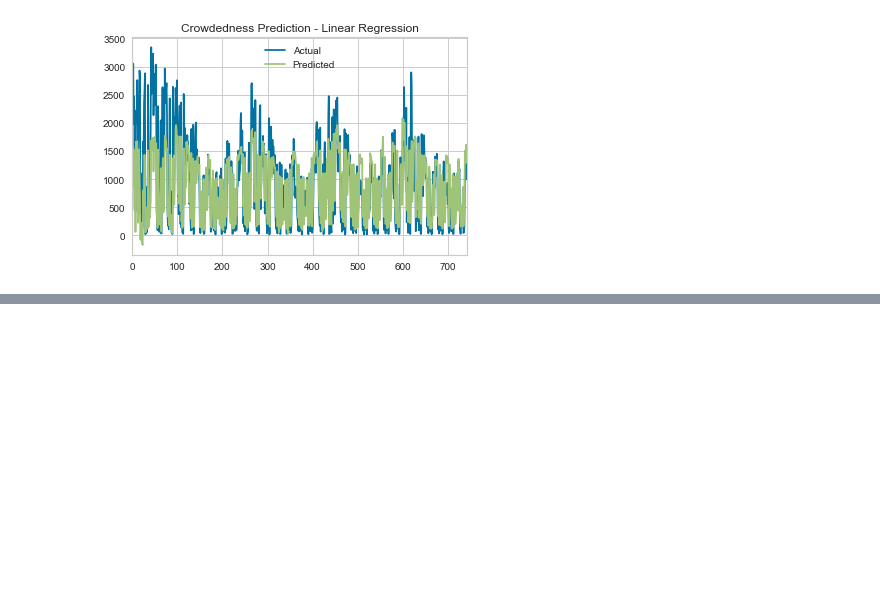
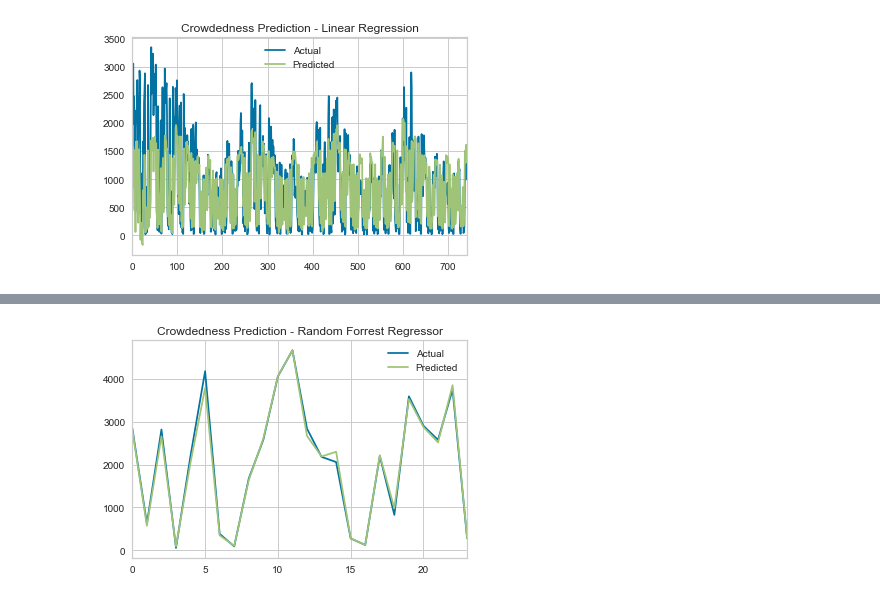
Before and after one commit to LeDon96/CrowdednessPrediction, a Jupyter notebook: Jupyter Notebooks/Regression Models.ipynb, the cells around one changed output, grey strips where cells are left out. Cells and saved outputs as stored; diff of their text form; code cells hidden in the pictures; blank space fills up the shorter version.

```diff
--- a/Jupyter Notebooks/Regression Models.ipynb
+++ b/Jupyter Notebooks/Regression Models.ipynb
@@ -88,0 +157,12 @@ plt.show()
+# %%
+#Time series
+time_pred_test_rfg = rfg.predict(x_test_series)
+
+time_pred_series_test_rfg = pd.Series(time_pred_test_rfg)
+time_real_series_test_rfg = pd.Series(y_test_series)
+
+time_real_series_test_rfg.plot(legend=True, label="Actual")
+time_pred_series_test_rfg.plot(legend=True, title='Crowdedness Prediction - Random Forrest Regressor', label="Predicted")
+plt.show()
+# %% [output]
+[figure, added]
```
Also changed, not shown: parts of 14 cells of this notebook, 1 other file.
